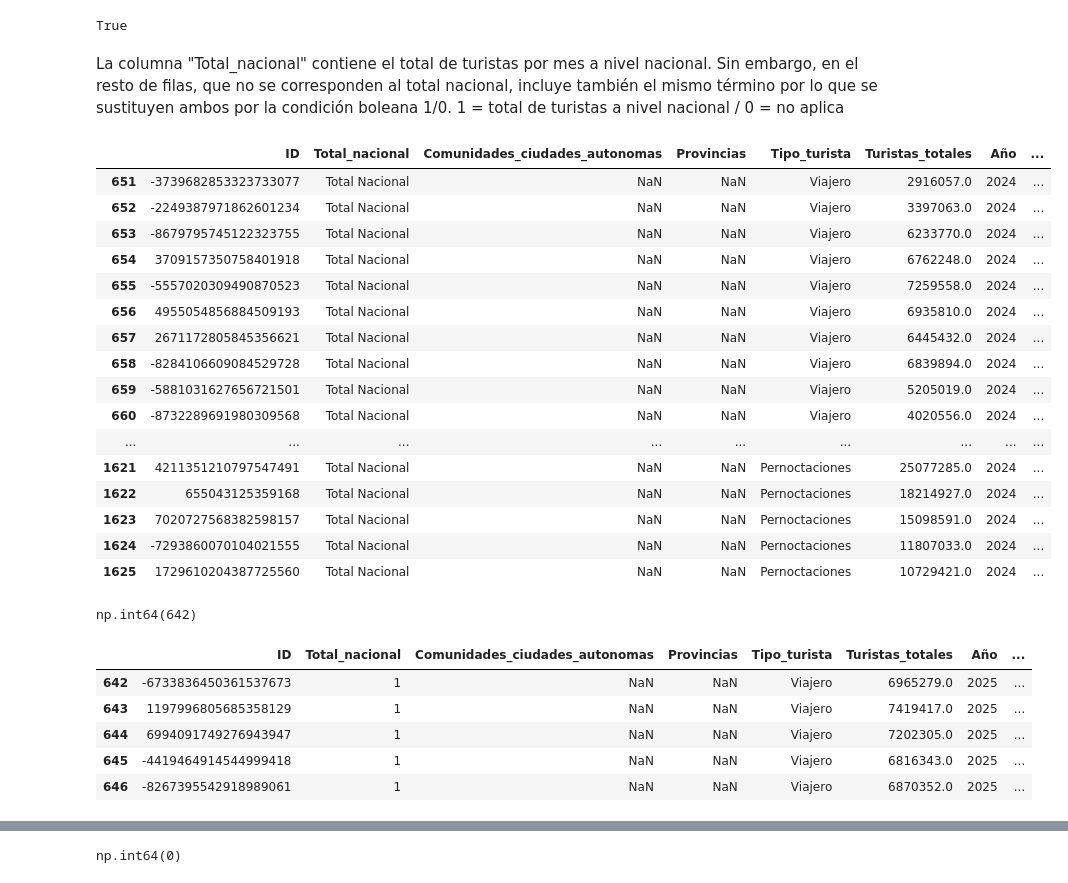
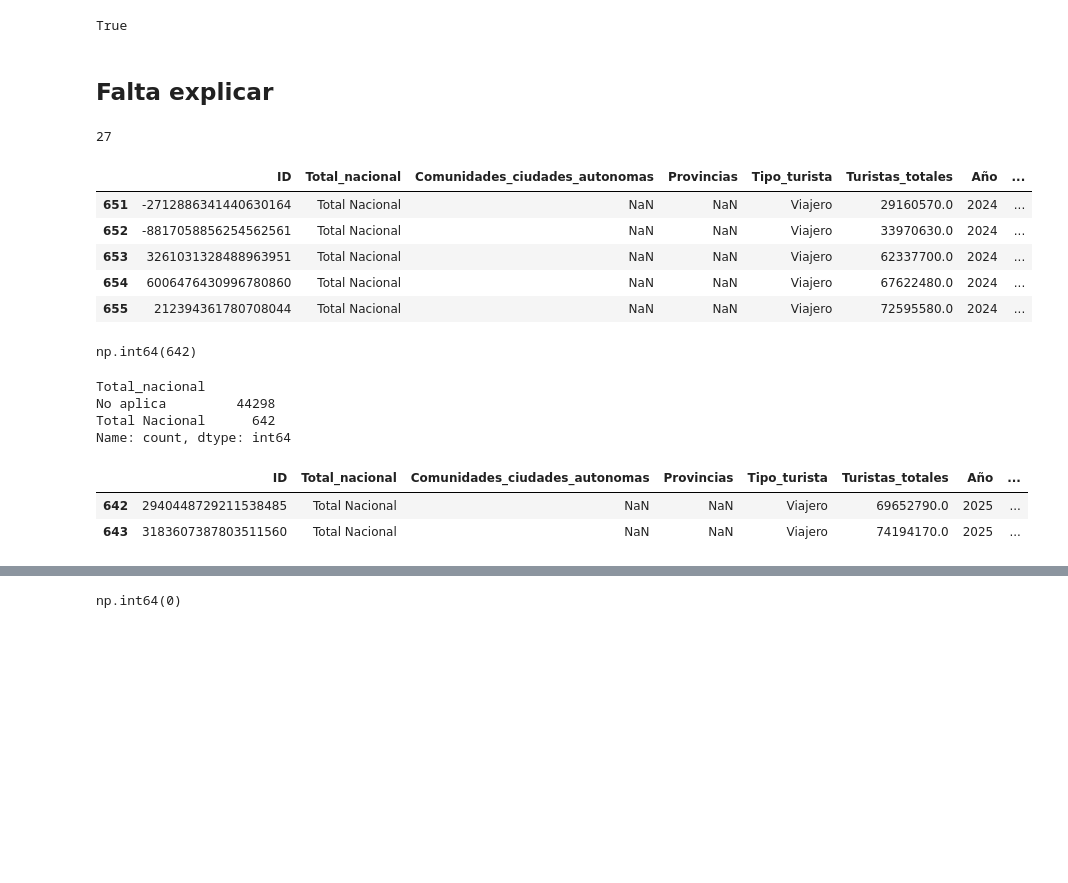
Before and after one commit to MirnaGarridoR/TrabajoML, a Jupyter notebook: ML - TURISMO/EDA-TURISMO.ipynb, the cells around one changed output, grey strips where cells are left out. Drawn from its saved outputs; the diff is of its cells as text; code cells hidden in the pictures; blank space fills up the shorter version.

```diff
--- a/ML - TURISMO/EDA-TURISMO.ipynb
+++ b/ML - TURISMO/EDA-TURISMO.ipynb
@@ -29,8 +30,7 @@ from sklearn.metrics import mean_absolute_error, mean_squared_error
 # %%
-# datasets
 ruta_eoh = "per.csv"
 
-df_turismo = pd.read_csv(ruta_eoh, sep=';')
+df_turismo = pd.read_csv(ruta_eoh, sep=';', low_memory=False)
 # %% [markdown]
 ### Preparación de datos
 
@@ -294,35 +283,28 @@ df_turismo.loc[ciudades_autonomas, 'Provincias'] = df_turismo.loc[ciudades_auton
 # %% [output]
 True
 # %% [markdown]
-La columna "Total_nacional" contiene el total de turistas por mes a nivel nacional. Sin embargo, en el resto de filas, que no se corresponden al total nacional, incluye también el mismo término por lo que se sustituyen ambos por la condición boleana 1/0.  1 = total de turistas a nivel nacional / 0 = no aplica
+## Falta explicar
+# %%
+df_turismo["Año"].nunique()
+# %% [output]
+27
 # %%
 año = 2024
 
 comprobacion = df_turismo[
     (df_turismo["Año"] == año) &
     (df_turismo["Comunidades_ciudades_autonomas"].isna()) &
     (df_turismo["Provincias"].isna())
 ]
 
-comprobacion
+comprobacion.head(5)
 # %% [output]
 |  | ID | Total_nacional | Comunidades_ciudades_autonomas | Provincias | Tipo_turista | Turistas_totales | Año | ... |
-| 651 | -3739682853323733077 | Total Nacional | NaN | NaN | Viajero | 2916057.0 | 2024 | ... |
-| 652 | -2249387971862601234 | Total Nacional | NaN | NaN | Viajero | 3397063.0 | 2024 | ... |
-| 653 | -8679795745122323755 | Total Nacional | NaN | NaN | Viajero | 6233770.0 | 2024 | ... |
-| 654 | 3709157350758401918 | Total Nacional | NaN | NaN | Viajero | 6762248.0 | 2024 | ... |
-| 655 | -5557020309490870523 | Total Nacional | NaN | NaN | Viajero | 7259558.0 | 2024 | ... |
-| 656 | 4955054856884509193 | Total Nacional | NaN | NaN | Viajero | 6935810.0 | 2024 | ... |
-| 657 | 2671172805845356621 | Total Nacional | NaN | NaN | Viajero | 6445432.0 | 2024 | ... |
-| 658 | -8284106609084529728 | Total Nacional | NaN | NaN | Viajero | 6839894.0 | 2024 | ... |
-| 659 | -5881031627656721501 | Total Nacional | NaN | NaN | Viajero | 5205019.0 | 2024 | ... |
-| 660 | -8732289691980309568 | Total Nacional | NaN | NaN | Viajero | 4020556.0 | 2024 | ... |
-| ... | ... | ... | ... | ... | ... | ... | ... | ... |
-| 1621 | 4211351210797547491 | Total Nacional | NaN | NaN | Pernoctaciones | 25077285.0 | 2024 | ... |
-| 1622 | 655043125359168 | Total Nacional | NaN | NaN | Pernoctaciones | 18214927.0 | 2024 | ... |
-| 1623 | 7020727568382598157 | Total Nacional | NaN | NaN | Pernoctaciones | 15098591.0 | 2024 | ... |
-| 1624 | -7293860070104021555 | Total Nacional | NaN | NaN | Pernoctaciones | 11807033.0 | 2024 | ... |
-| 1625 | 1729610204387725560 | Total Nacional | NaN | NaN | Pernoctaciones | 10729421.0 | 2024 | ... |
+| 651 | -2712886341440630164 | Total Nacional | NaN | NaN | Viajero | 29160570.0 | 2024 | ... |
+| 652 | -8817058856254562561 | Total Nacional | NaN | NaN | Viajero | 33970630.0 | 2024 | ... |
+| 653 | 3261031328488963951 | Total Nacional | NaN | NaN | Viajero | 62337700.0 | 2024 | ... |
+| 654 | 6006476430996780860 | Total Nacional | NaN | NaN | Viajero | 67622480.0 | 2024 | ... |
+| 655 | 212394361780708044 | Total Nacional | NaN | NaN | Viajero | 72595580.0 | 2024 | ... |
 # %%
 comprobacion_2 = (
     df_turismo["Comunidades_ciudades_autonomas"].isna() &
@@ -340,9 +325,13 @@ df_turismo["Total_nacional"] = (
+# %%
+df_turismo["Total_nacional"].value_counts()
+# %% [output]
+Total_nacional
+No aplica         44298
+Total Nacional      642
+Name: count, dtype: int64
 # %%
-df_turismo.head()
+df_turismo.head(2)
 # %% [output]
 |  | ID | Total_nacional | Comunidades_ciudades_autonomas | Provincias | Tipo_turista | Turistas_totales | Año | ... |
-| 642 | -6733836450361537673 | 1 | NaN | NaN | Viajero | 6965279.0 | 2025 | ... |
-| 643 | 1197996805685358129 | 1 | NaN | NaN | Viajero | 7419417.0 | 2025 | ... |
-| 644 | 6994091749276943947 | 1 | NaN | NaN | Viajero | 7202305.0 | 2025 | ... |
-| 645 | -4419464914544999418 | 1 | NaN | NaN | Viajero | 6816343.0 | 2025 | ... |
-| 646 | -8267395542918989061 | 1 | NaN | NaN | Viajero | 6870352.0 | 2025 | ... |
+| 642 | 2940448729211538485 | Total Nacional | NaN | NaN | Viajero | 69652790.0 | 2025 | ... |
+| 643 | 3183607387803511560 | Total Nacional | NaN | NaN | Viajero | 74194170.0 | 2025 | ... |
```
Also changed, not shown: parts of 49 cells of this notebook, 4 other files.
